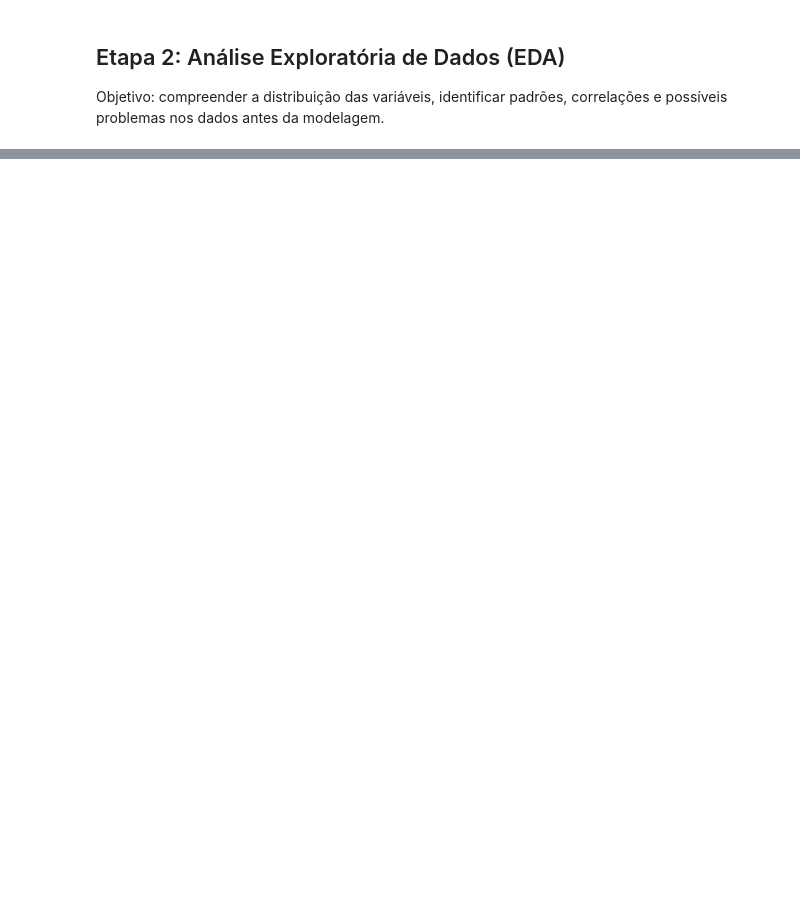
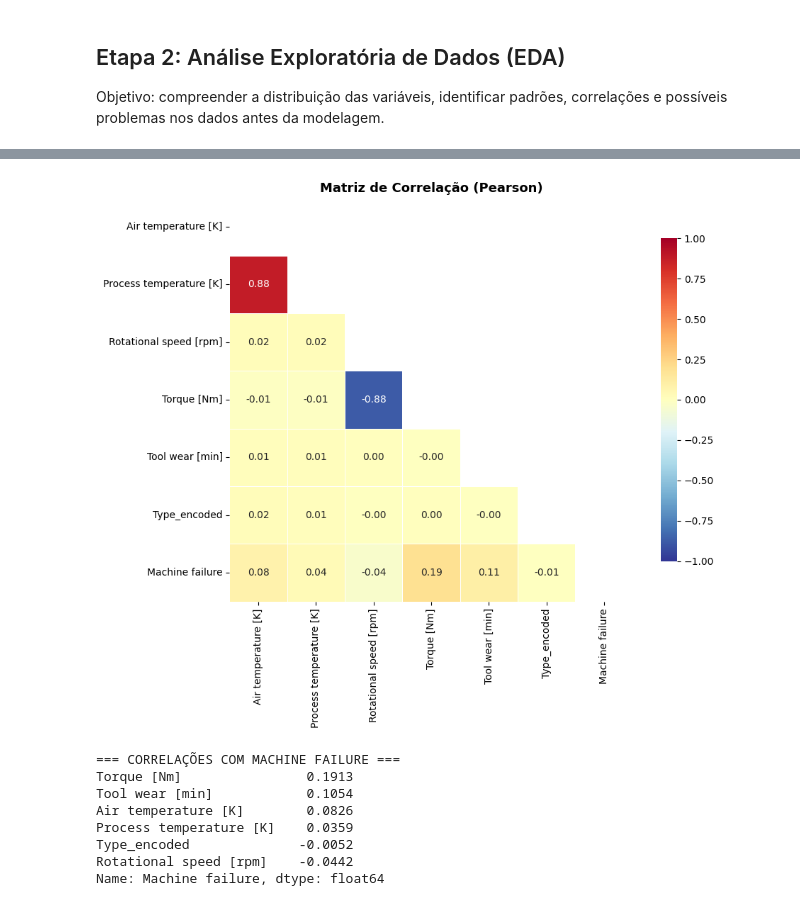
Before and after one commit to mfernandaazambuja12-cyber/CEP_2026, a Jupyter notebook: MVP_CEP.ipynb, the cells around one changed output, grey strips where cells are left out. Drawn from its saved outputs; the diff is of its cells as text; code cells hidden in the pictures; blank space fills up the shorter version.

```diff
--- a/MVP_CEP.ipynb
+++ b/MVP_CEP.ipynb
@@ -162,0 +209,34 @@ plt.show()
+# %%
+# Codificar Type para correlação
+df_corr = df.copy()
+le = LabelEncoder()
+df_corr['Type_encoded'] = le.fit_transform(df_corr['Type'])
+
+corr_cols = numeric_cols + ['Type_encoded', 'Machine failure']
+corr_matrix = df_corr[corr_cols].corr()
+
+plt.figure(figsize=(10, 8))
+mask = np.zeros_like(corr_matrix, dtype=bool)
+mask[np.triu_indices_from(mask)] = True
+sns.heatmap(corr_matrix, annot=True, fmt='.2f', cmap='RdYlBu_r',
+            mask=mask, linewidths=0.5, vmin=-1, vmax=1,
+            square=True, cbar_kws={'shrink': 0.8})
+plt.title('Matriz de Correlação (Pearson)', fontsize=13, fontweight='bold')
+plt.tight_layout()
+plt.savefig('correlacao.png', dpi=150, bbox_inches='tight')
+plt.show()
+
+# Correlações com o target
+print('=== CORRELAÇÕES COM MACHINE FAILURE ===')
+corr_target = corr_matrix['Machine failure'].drop('Machine failure').sort_values(ascending=False)
+print(corr_target.round(4))
+# %% [output]
+[figure, added]
+=== CORRELAÇÕES COM MACHINE FAILURE ===
+Torque [Nm]                0.1913
+Tool wear [min]            0.1054
+Air temperature [K]        0.0826
+Process temperature [K]    0.0359
+Type_encoded              -0.0052
+Rotational speed [rpm]    -0.0442
+Name: Machine failure, dtype: float64
```
Also changed, not shown: parts of 23 cells of this notebook.
